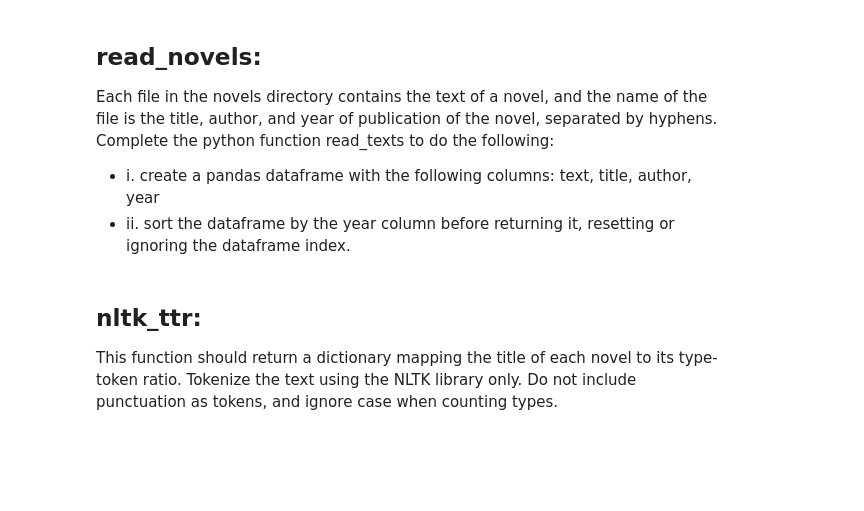
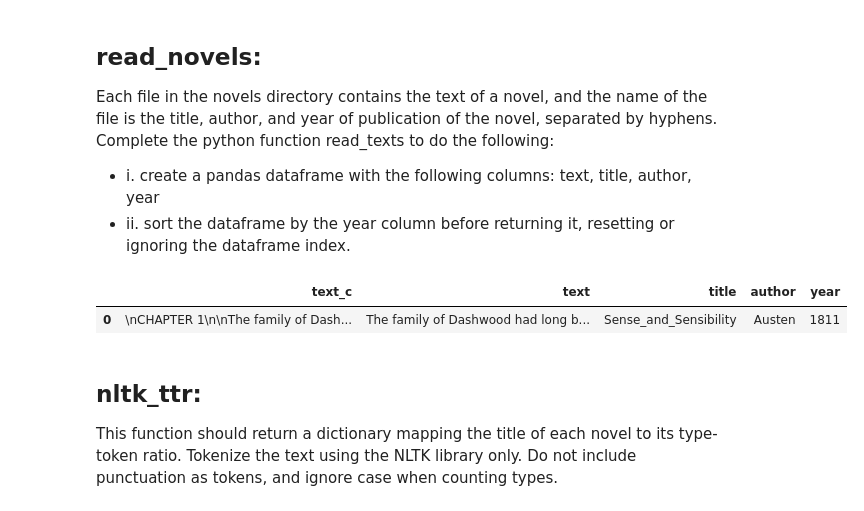
Before and after one commit to Birkbeck/nlp-coursework-2024-25-G-f49uM-1, a Jupyter notebook: Outline.ipynb, the cells around one changed output. Drawn from its saved outputs; the diff is of its cells as text; code cells hidden in the pictures; blank space fills up the shorter version.

```diff
--- a/Outline.ipynb
+++ b/Outline.ipynb
@@ -50,33 +50,39 @@ def remove_chapter_headings(text):
 
 def read_novels(path=Path.cwd() / "zips" / "p1-texts" / "novels"):
     """Reads texts from a directory of .txt files and returns a DataFrame with the text, title,
     author, and year"""
     files = [file for file in os.listdir(path) if file[-4:] == '.txt']
     df_data = []
 
     for i in range(len(files)):
         ''' Create a dictionary, and add the file items to it, then use populated dictionary to create a dataframe '''
         file_dict = {}
         file_dict['text'] = read_file(os.path.join(path,files[i]))
         title, author, year = files[i].split('-')
         file_dict['title'] = title
 
         file_dict['author'] = author
         file_dict['year'] = year[:-4]
         df_data.append(file_dict)
     df = pd.DataFrame(df_data)
+    ''' NOTE: I have opted to retain the original text as a copy, and have applied some cleaning to the documents
+    Cleaned text is applied to column "text"
+    '''
     df['text_c'] = df['text'].copy() # retain original copy
     mask = df['title'] == 'The_Black_Moth'
     ind = df[mask].index[0]
     df.loc[ind, 'text'] = df.loc[ind, 'text'][585:].strip()
     df['text'] = df['text'].apply(lambda x: remove_chapter_headings(x).strip()) # apply function to all items in text column
     df = df[['text_c','text', 'title', 'author', 'year']] # reorder columns
     df = df.sort_values('year') # return sorted by year (assumed default ascending)
     df.reset_index(inplace=True, drop=True)
     return df
 
 df = read_novels()
 # df[0:1]['text'].values
+# %% [output]
+|  | text_c | text | title | author | year |
+| 0 | \nCHAPTER 1\n\nThe family of Dash... | The family of Dashwood had long b... | Sense_and_Sensibility | Austen | 1811 |
 # %% [markdown]
 ## nltk_ttr:
 This function should return a dictionary mapping the title of each novel to its type-token ratio. Tokenize the text using the NLTK library only. Do not include punctuation as tokens, and ignore case when counting types.
```
Also changed, not shown: parts of 5 cells of this notebook.
